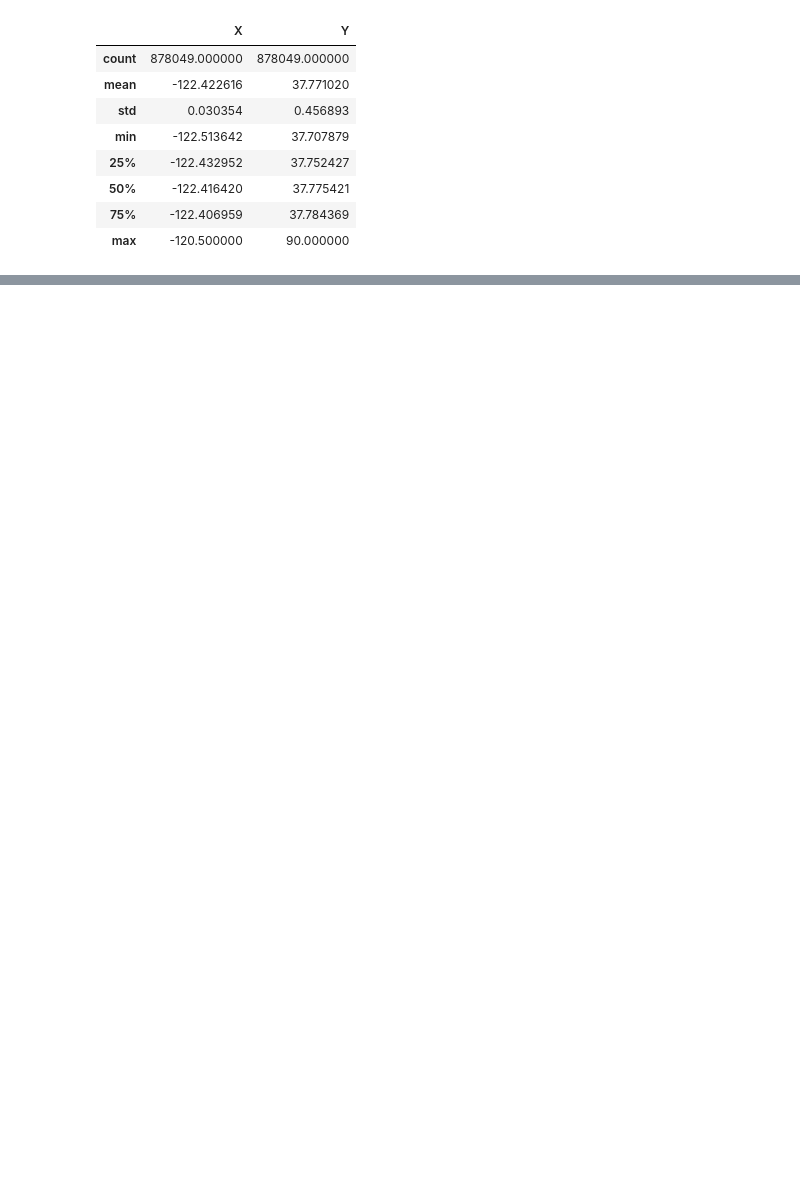
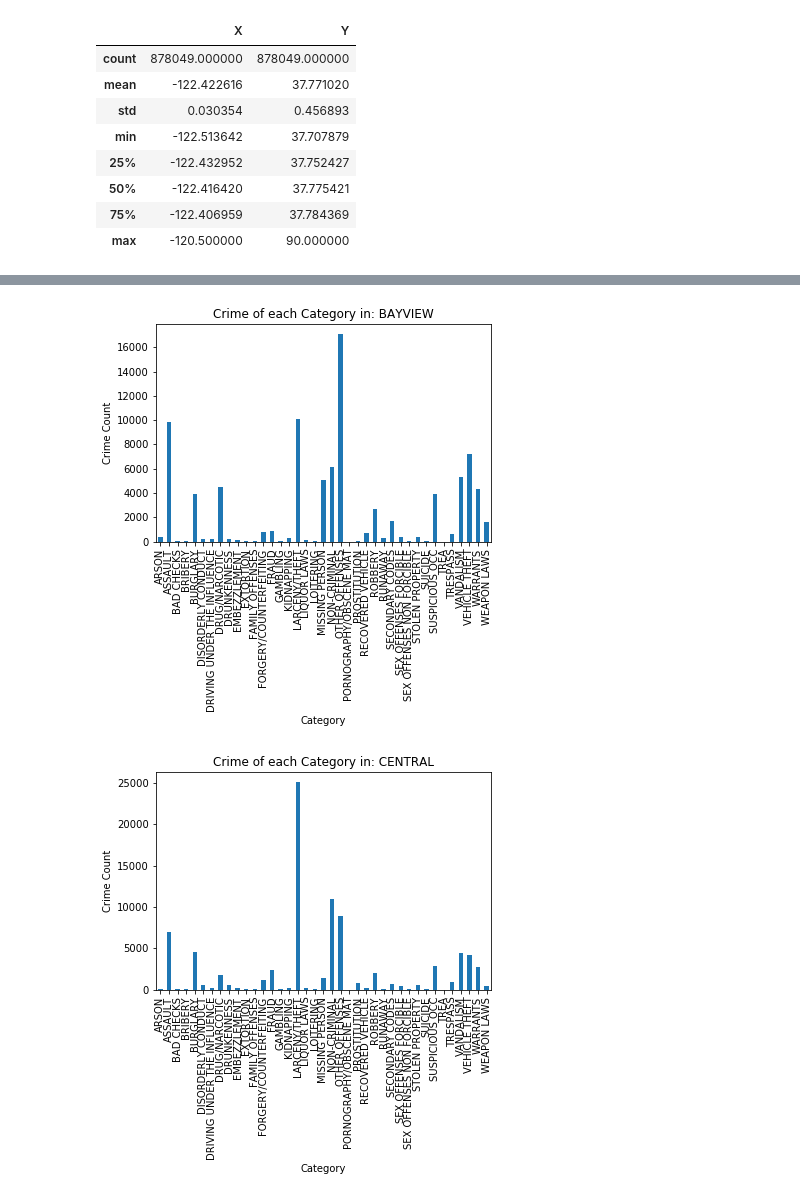
Before and after one commit to General4077/cs433Final, a Jupyter notebook: sf_crime_casestudy.ipynb, the cells around one changed output, grey strips where cells are left out. Cells and saved outputs as stored; diff of their text form; code cells hidden in the pictures; blank space fills up the shorter version.

```diff
--- a/sf_crime_casestudy.ipynb
+++ b/sf_crime_casestudy.ipynb
@@ -56,0 +177,13 @@ To change this limit, set the config variable
+# %%
+%matplotlib inline
+#Crime counts by crime for each district
+grouped_districts=data.groupby(["PdDistrict"])
+for adist,distgroup in grouped_districts:
+    crime_plot = distgroup.groupby(["Category"]).count()['Dates'].plot.bar()
+    ttitle = "Crime of each Category in: {}".format(adist)
+    props={'title': ttitle, 'xlabel':'Category','ylabel':'Crime Count'}
+    crime_plot.set(**props)
+    plt.show()
+# %% [output]
+[figure, added]
+[figure, added]
```
Also changed, not shown: parts of 26 cells of this notebook.
